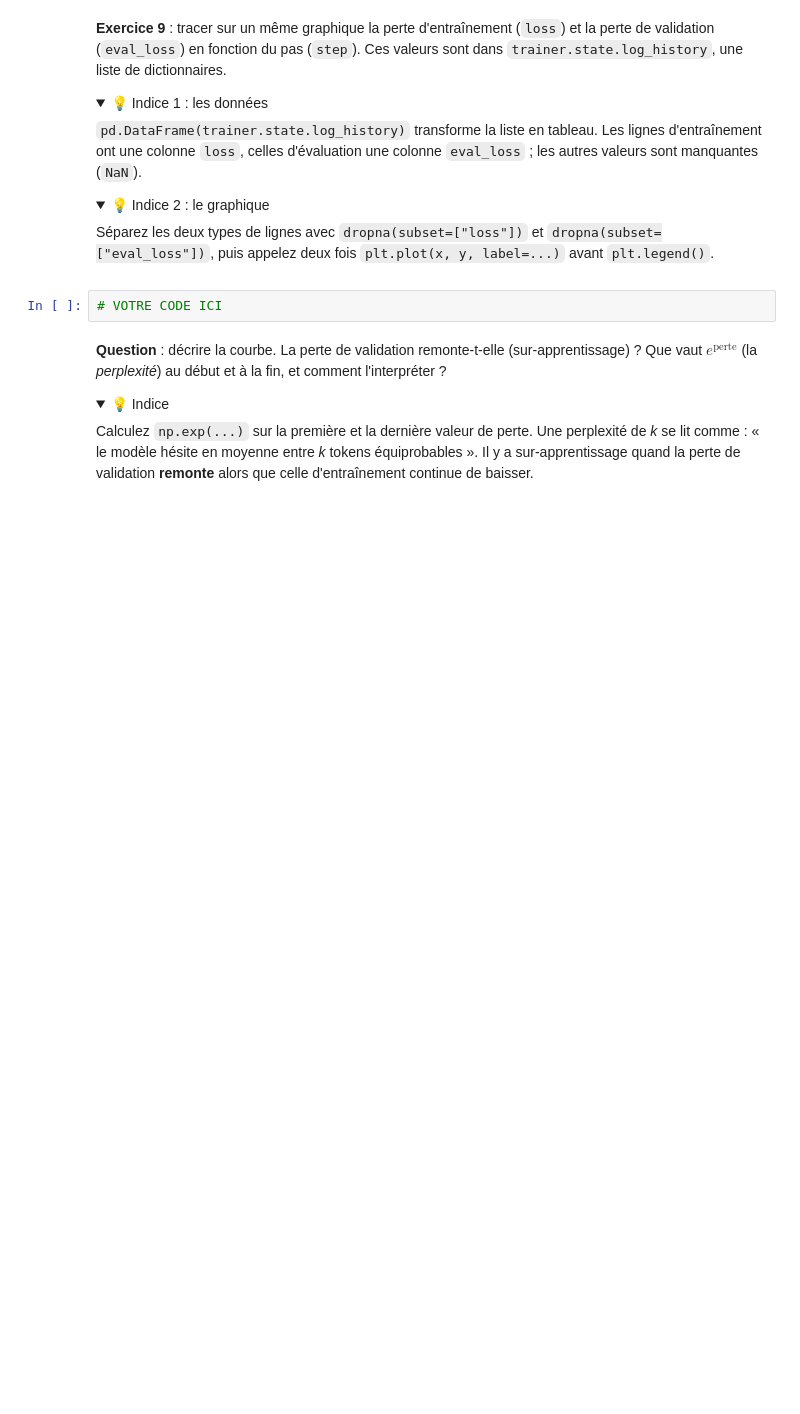
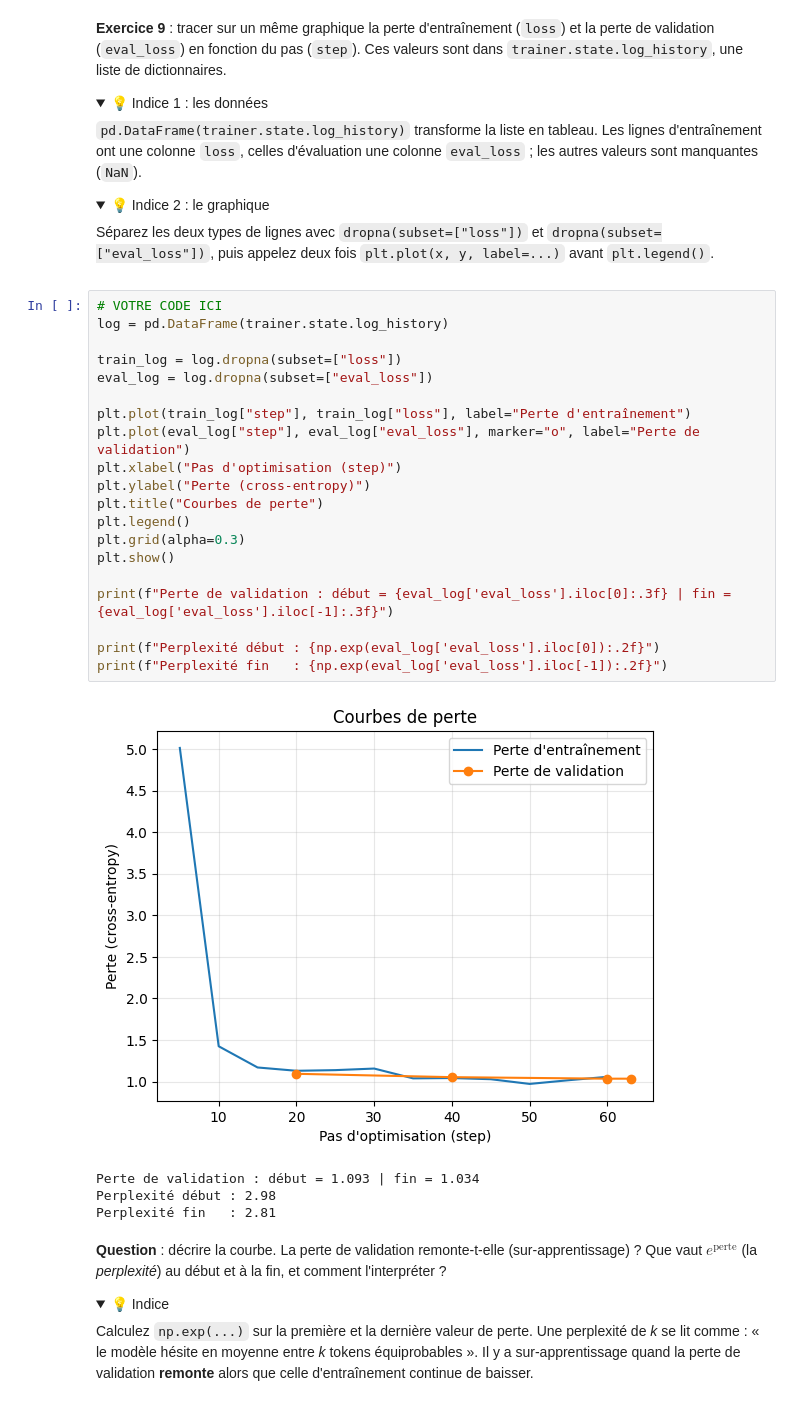
Before and after one commit to pierrebg18/tp-fine-tuning-student-version, a Jupyter notebook: tp-fine-tuning.ipynb, the cells around one changed output. Cells and saved outputs as stored; diff of their text form; folded sections open; blank space fills up the shorter version.

```diff
--- a/tp-fine-tuning.ipynb
+++ b/tp-fine-tuning.ipynb
@@ -761,6 +786,29 @@ Séparez les deux types de lignes avec `dropna(subset=["loss"])` et `dropna(subs
 </details>
 # %%
 # VOTRE CODE ICI
+log = pd.DataFrame(trainer.state.log_history)
+
+train_log = log.dropna(subset=["loss"])
+eval_log = log.dropna(subset=["eval_loss"])
+
+plt.plot(train_log["step"], train_log["loss"], label="Perte d'entraînement")
+plt.plot(eval_log["step"], eval_log["eval_loss"], marker="o", label="Perte de validation")
+plt.xlabel("Pas d'optimisation (step)")
+plt.ylabel("Perte (cross-entropy)")
+plt.title("Courbes de perte")
+plt.legend()
+plt.grid(alpha=0.3)
+plt.show()
+
+print(f"Perte de validation : début = {eval_log['eval_loss'].iloc[0]:.3f} | fin = {eval_log['eval_loss'].iloc[-1]:.3f}")
+
+print(f"Perplexité début : {np.exp(eval_log['eval_loss'].iloc[0]):.2f}")
+print(f"Perplexité fin   : {np.exp(eval_log['eval_loss'].iloc[-1]):.2f}")
+# %% [output]
+[figure, added]
+Perte de validation : début = 1.093 | fin = 1.034
+Perplexité début : 2.98
+Perplexité fin   : 2.81
 # %% [markdown]
 **Question** : décrire la courbe. La perte de validation remonte-t-elle (sur-apprentissage) ? Que vaut $e^{\text{perte}}$ (la *perplexité*) au début et à la fin, et comment l'interpréter ?
 
```
Also changed, not shown: parts of 4 cells of this notebook.
